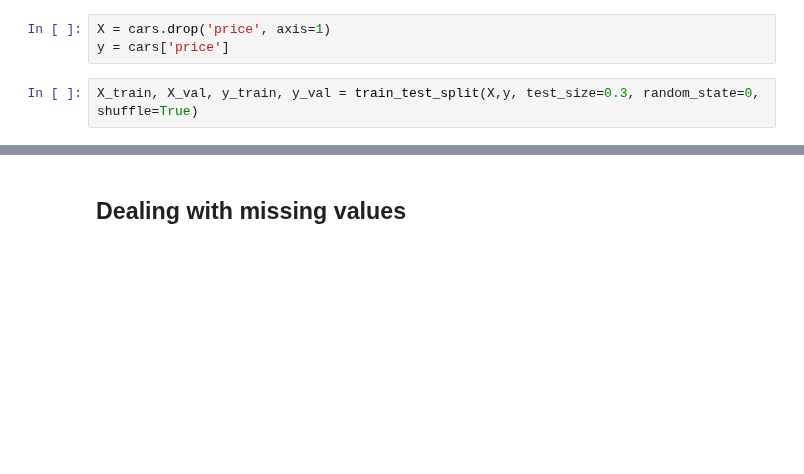
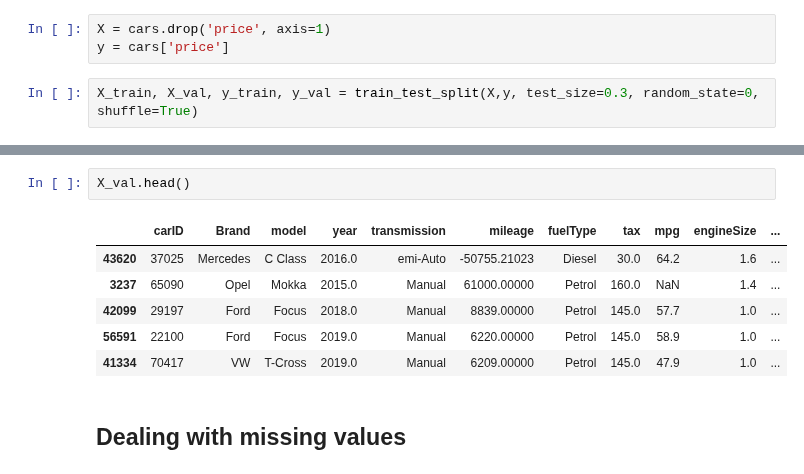
Before and after one commit to Rafaeric71/MachineLearning-Group44, a Jupyter notebook: DataPreProcess.ipynb, the cells around one changed output, grey strips where cells are left out. Drawn from its saved outputs; the diff is of its cells as text; blank space fills up the shorter version.

```diff
--- a/DataPreProcess.ipynb
+++ b/DataPreProcess.ipynb
@@ -79,3 +65,12 @@ memory usage: 5.7+ MB
+# %%
+X_val.head()
+# %% [output]
+|  | carID | Brand | model | year | transmission | mileage | fuelType | tax | mpg | engineSize | ... |
+| 43620 | 37025 | Mercedes | C Class | 2016.0 | emi-Auto | -50755.21023 | Diesel | 30.0 | 64.2 | 1.6 | ... |
+| 3237 | 65090 | Opel | Mokka | 2015.0 | Manual | 61000.00000 | Petrol | 160.0 | NaN | 1.4 | ... |
+| 42099 | 29197 | Ford | Focus | 2018.0 | Manual | 8839.00000 | Petrol | 145.0 | 57.7 | 1.0 | ... |
+| 56591 | 22100 | Ford | Focus | 2019.0 | Manual | 6220.00000 | Petrol | 145.0 | 58.9 | 1.0 | ... |
+| 41334 | 70417 | VW | T-Cross | 2019.0 | Manual | 6209.00000 | Petrol | 145.0 | 47.9 | 1.0 | ... |
 # %% [markdown]
 ## Dealing with missing values
 # %%
```
Also changed, not shown: parts of 1 cell of this notebook, 6 other files.
